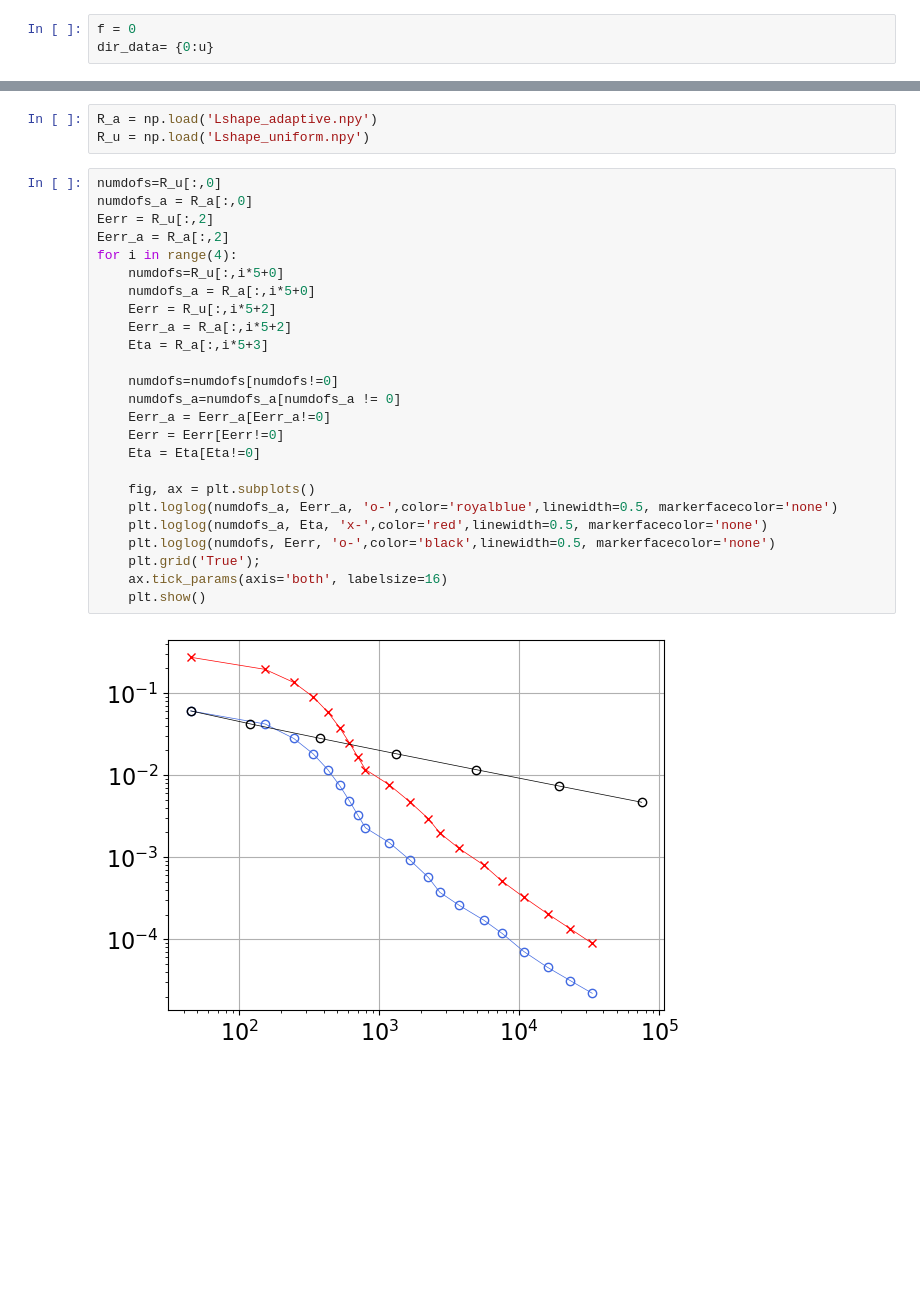
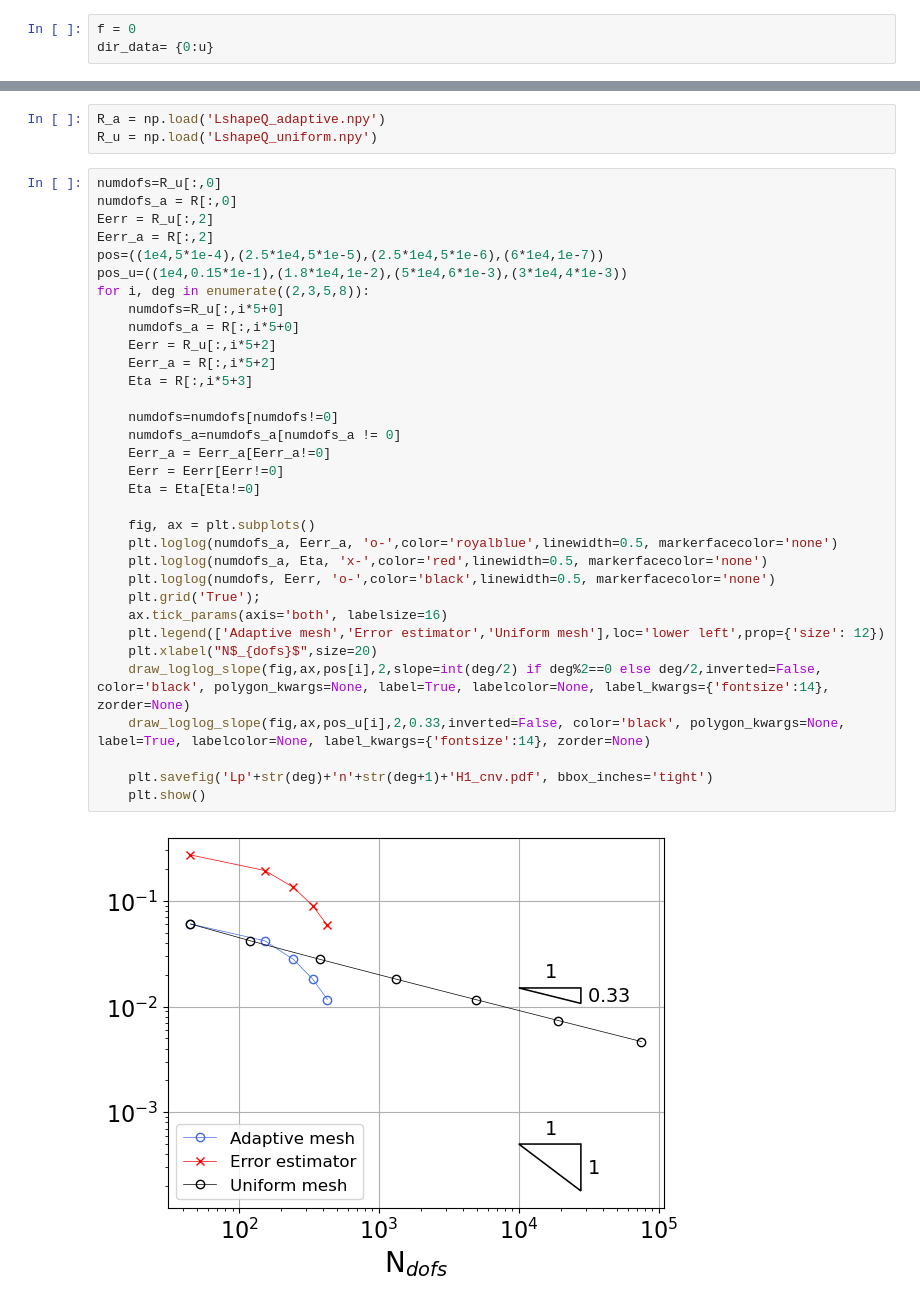
Before and after one commit to c-f-h/pyiga, a Jupyter notebook: notebooks/LshapeStrong.ipynb, the cells around one changed output, grey strips where cells are left out. Saved outputs shown, nothing was run; the diff lists cells and outputs as text; blank space fills up the shorter version.

```diff
--- a/notebooks/LshapeStrong.ipynb
+++ b/notebooks/LshapeStrong.ipynb
@@ -155,30 +251,38 @@ Basis setup took 0.01838994026184082 seconds
 # %%
-R_a = np.load('Lshape_adaptive.npy')
-R_u = np.load('Lshape_uniform.npy')
+R_a = np.load('LshapeQ_adaptive.npy')
+R_u = np.load('LshapeQ_uniform.npy')
 # %%
 numdofs=R_u[:,0]
-numdofs_a = R_a[:,0]
+numdofs_a = R[:,0]
 Eerr = R_u[:,2]
-Eerr_a = R_a[:,2]
-for i in range(4):
+Eerr_a = R[:,2]
+pos=((1e4,5*1e-4),(2.5*1e4,5*1e-5),(2.5*1e4,5*1e-6),(6*1e4,1e-7))
+pos_u=((1e4,0.15*1e-1),(1.8*1e4,1e-2),(5*1e4,6*1e-3),(3*1e4,4*1e-3))
+for i, deg in enumerate((2,3,5,8)):
     numdofs=R_u[:,i*5+0]
-    numdofs_a = R_a[:,i*5+0]
+    numdofs_a = R[:,i*5+0]
     Eerr = R_u[:,i*5+2]
-    Eerr_a = R_a[:,i*5+2]
-    Eta = R_a[:,i*5+3]
+    Eerr_a = R[:,i*5+2]
+    Eta = R[:,i*5+3]
 
     numdofs=numdofs[numdofs!=0]
     numdofs_a=numdofs_a[numdofs_a != 0]
     Eerr_a = Eerr_a[Eerr_a!=0]
     Eerr = Eerr[Eerr!=0]
     Eta = Eta[Eta!=0]
 
     fig, ax = plt.subplots()
     plt.loglog(numdofs_a, Eerr_a, 'o-',color='royalblue',linewidth=0.5, markerfacecolor='none')
     plt.loglog(numdofs_a, Eta, 'x-',color='red',linewidth=0.5, markerfacecolor='none')
     plt.loglog(numdofs, Eerr, 'o-',color='black',linewidth=0.5, markerfacecolor='none')
     plt.grid('True');
     ax.tick_params(axis='both', labelsize=16)
+    plt.legend(['Adaptive mesh','Error estimator','Uniform mesh'],loc='lower left',prop={'size': 12})
+    plt.xlabel("N$_{dofs}$",size=20)
+    draw_loglog_slope(fig,ax,pos[i],2,slope=int(deg/2) if deg%2==0 else deg/2,inverted=False, color='black', polygon_kwargs=None, label=True, labelcolor=None, label_kwargs={'fontsize':14}, zorder=None)
+    draw_loglog_slope(fig,ax,pos_u[i],2,0.33,inverted=False, color='black', polygon_kwargs=None, label=True, labelcolor=None, label_kwargs={'fontsize':14}, zorder=None)
+
+    plt.savefig('Lp'+str(deg)+'n'+str(deg+1)+'H1_cnv.pdf', bbox_inches='tight')
     plt.show()
 # %% [output]
-[figure, old version]
+[figure, new version]
```
Also changed, not shown: parts of 4 cells of this notebook, 3 other files.
